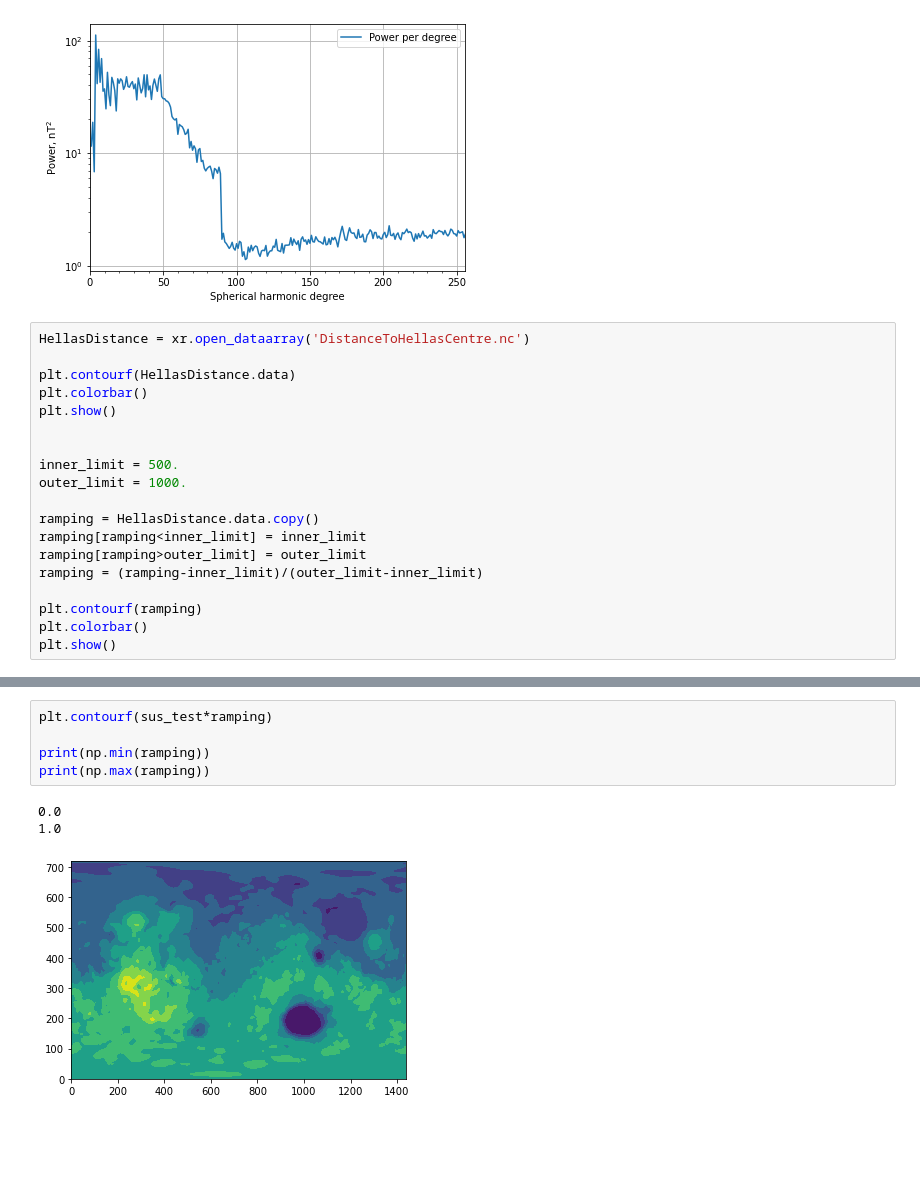
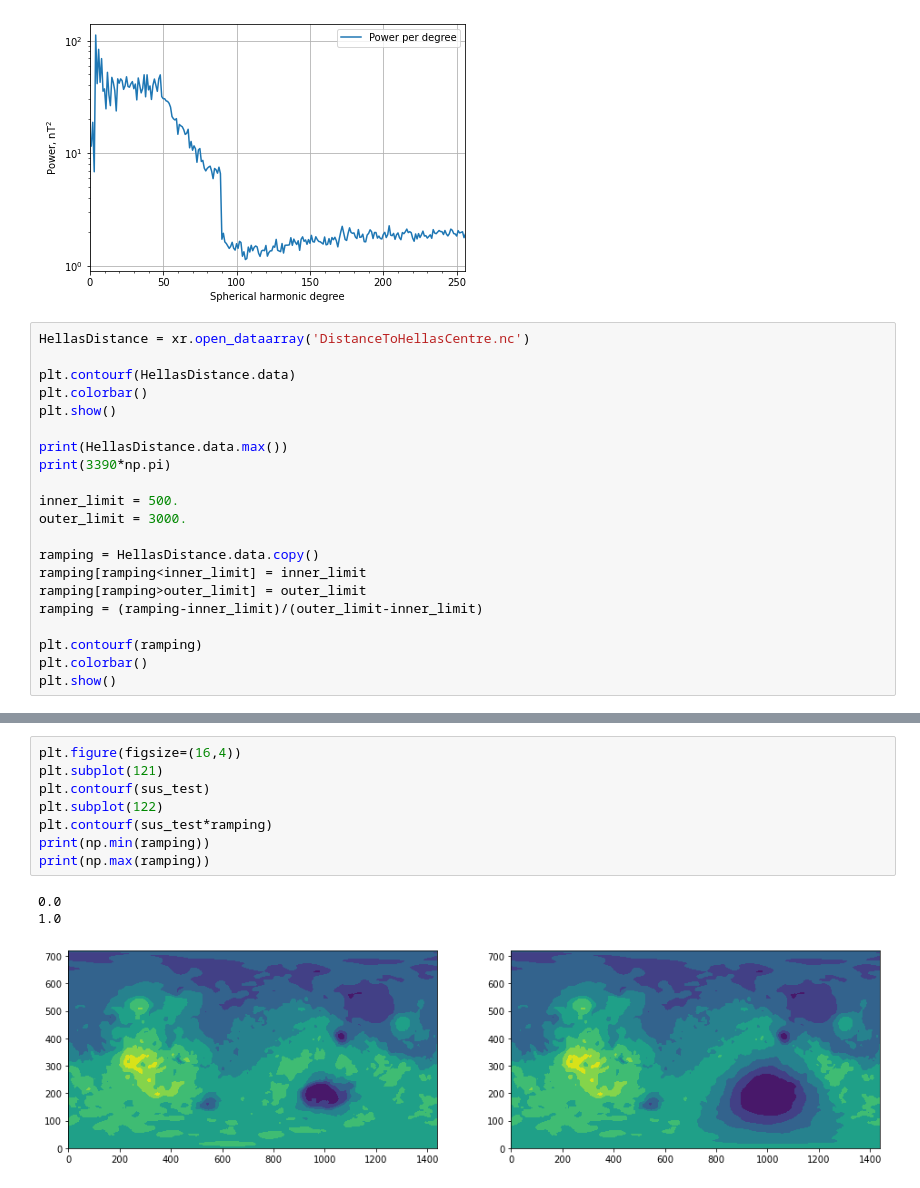
Before and after one commit to siwill22/mars, a Jupyter notebook: mars_vh0.ipynb, the cells around one changed output, grey strips where cells are left out. Saved outputs shown, nothing was run; the diff lists cells and outputs as text; blank space fills up the shorter version.

```diff
--- a/mars_vh0.ipynb
+++ b/mars_vh0.ipynb
@@ -82,9 +83,11 @@ plt.contourf(HellasDistance.data)
 plt.colorbar()
 plt.show()
 
+print(HellasDistance.data.max())
+print(3390*np.pi)
 
 inner_limit = 500.
-outer_limit = 1000.
+outer_limit = 3000.
 
 ramping = HellasDistance.data.copy()
 ramping[ramping<inner_limit] = inner_limit
@@ -100,12 +105,15 @@ plt.show()
 # %%
+plt.figure(figsize=(16,4))
+plt.subplot(121)
+plt.contourf(sus_test)
+plt.subplot(122)
 plt.contourf(sus_test*ramping)
-
 print(np.min(ramping))
 print(np.max(ramping))
 # %% [output]
 0.0
 1.0
-[figure, old version]
+[figure, new version]
 # %%
 (HM_IVIM_Mr,
  HM_IVIM_Mtheta,
```
Also changed, not shown: parts of 4 cells of this notebook, 1 other file.
